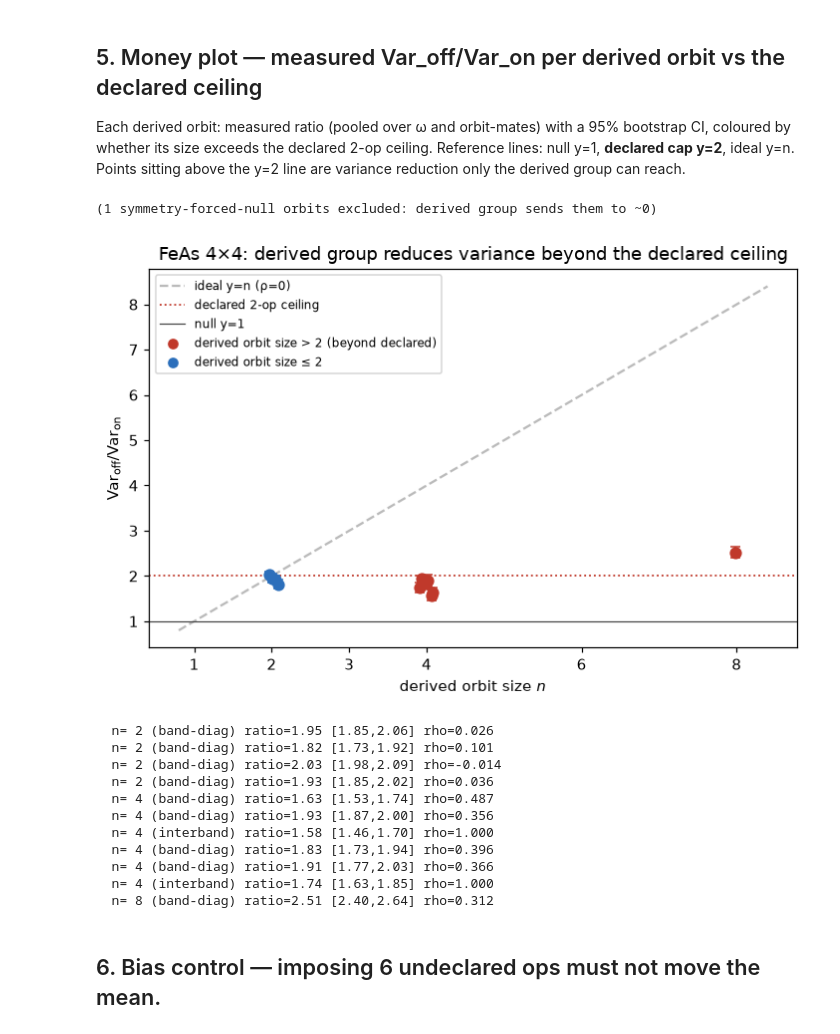
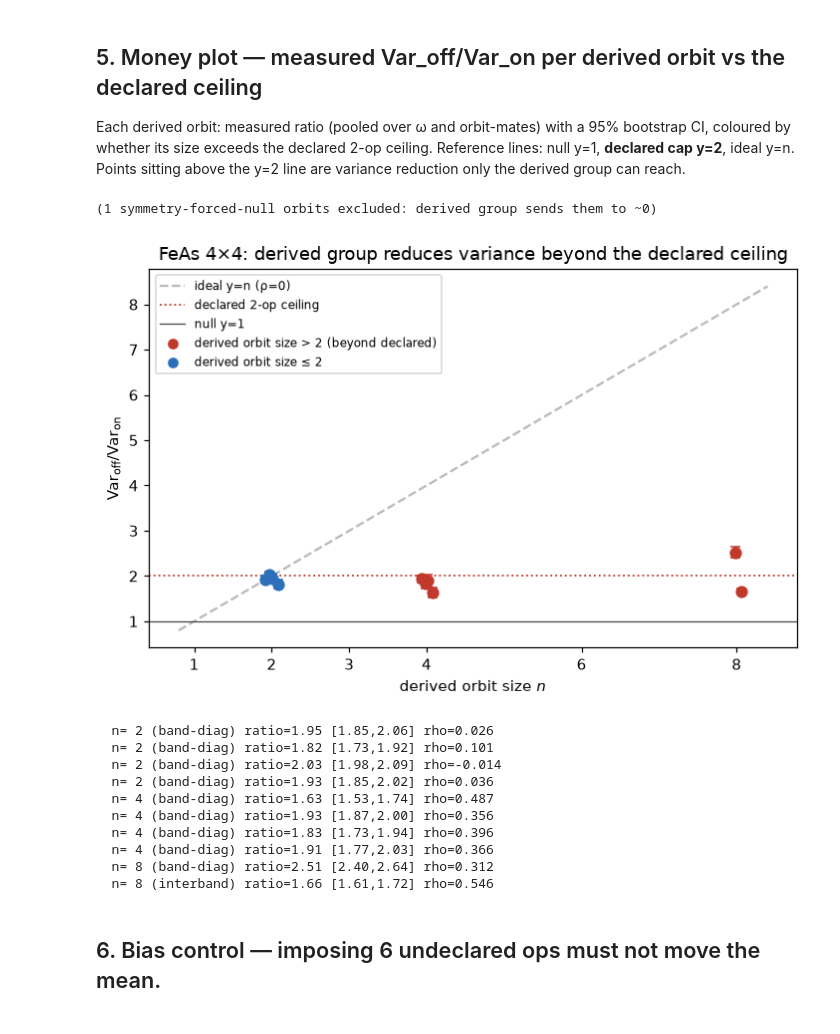
Before and after one commit to tylersax/DCA-variance-analysis, a Jupyter notebook: notebooks/symmetry_variance_demo_feas.ipynb, the cells around one changed output. Drawn from its saved outputs; the diff is of its cells as text; code cells hidden in the pictures.

```diff
--- a/notebooks/symmetry_variance_demo_feas.ipynb
+++ b/notebooks/symmetry_variance_demo_feas.ipynb
@@ -82,5 +86,5 @@ the declaration could ever reach; every derived orbit of size > 2 is beyond it.
 # %%
-der,labels=L.orbits_from_on(Gon)
+der,labels,sgns=L.orbits_from_on(Gon)
 from collections import Counter
 print('DERIVED orbit sizes:', dict(sorted(Counter(len(g) for g in der).items())))
 print('declared cap: 2 ops -> <=2x on any entry\n')
@@ -141,49 +144,48 @@ sig = np.abs(Fon_all[:,:,bd]).mean()
 def is_null(g):
     return np.abs(Fon_all[:,:,g]).mean() < 1e-4*sig
 rows=[]; n_null=0
-for g in der:
+for g,sg in zip(der,sgns):
     if is_null(g):
         n_null+=1; continue
     n=len(g); r=pooled_ratio(g)
     if not np.isfinite(r): n_null+=1; continue
-    lo,hi=boot_ci(g); rho=L.orbit_rho_flat(Goff,g)
+    lo,hi=boot_ci(g); rho=L.orbit_rho_flat(Goff,g,sg)
     interband=all(labels[i][1]!=labels[i][2] for i in g)
     rows.append(dict(n=n,ratio=r,lo=lo,hi=hi,rho=rho,interband=interband))
 print(f'({n_null} symmetry-forced-null orbits excluded: derived group sends them to ~0)')
 
 fig,ax=plt.subplots(figsize=(6.6,4.4))
 jit=(np.random.default_rng(1).random(len(rows))-0.5)*0.18
 for r,j in zip(rows,jit):
     c='#c0392b' if r['n']>2 else '#2c6fbb'
     ax.errorbar([r['n']+j],[r['ratio']],
                 yerr=[[max(0,r['ratio']-r['lo'])],[max(0,r['hi']-r['ratio'])]],
                 fmt='o',ms=7,capsize=3,color=c,zorder=3)
 xx=np.linspace(0.8,8.4,50); ax.plot(xx,xx,'--',color='#bbb',label='ideal y=n (ρ=0)')
 ax.axhline(2,color='#c0392b',lw=1.2,ls=':',label='declared 2-op ceiling')
 ax.axhline(1,color='#444',lw=.8,label='null y=1')
 ax.scatter([],[],marker='o',color='#c0392b',label='derived orbit size > 2 (beyond declared)')
 ax.scatter([],[],marker='o',color='#2c6fbb',label='derived orbit size ≤ 2')
 ax.set_xlabel('derived orbit size $n$'); ax.set_ylabel(r'$\mathrm{Var}_{\rm off}/\mathrm{Var}_{\rm on}$')
 ax.set_title('FeAs 4×4: derived group reduces variance beyond the declared ceiling')
 ax.set_xticks([1,2,3,4,6,8]); ax.legend(fontsize=8,loc='upper left')
 fig.tight_layout(); fig.savefig('../figures/feas4_money_plot.png',dpi=130); plt.show()
 for r in sorted(rows,key=lambda x:x['n']):
     tag='interband' if r['interband'] else 'band-diag'
     print(f"  n={r['n']:>2} ({tag}) ratio={r['ratio']:.2f} [{r['lo']:.2f},{r['hi']:.2f}] rho={r['rho']:.3f}")
 # %% [output]
 (1 symmetry-forced-null orbits excluded: derived group sends them to ~0)
-[figure, old version]
+[figure, new version]
   n= 2 (band-diag) ratio=1.95 [1.85,2.06] rho=0.026
   n= 2 (band-diag) ratio=1.82 [1.73,1.92] rho=0.101
   n= 2 (band-diag) ratio=2.03 [1.98,2.09] rho=-0.014
   n= 2 (band-diag) ratio=1.93 [1.85,2.02] rho=0.036
   n= 4 (band-diag) ratio=1.63 [1.53,1.74] rho=0.487
   n= 4 (band-diag) ratio=1.93 [1.87,2.00] rho=0.356
-  n= 4 (interband) ratio=1.58 [1.46,1.70] rho=1.000
   n= 4 (band-diag) ratio=1.83 [1.73,1.94] rho=0.396
   n= 4 (band-diag) ratio=1.91 [1.77,2.03] rho=0.366
-  n= 4 (interband) ratio=1.74 [1.63,1.85] rho=1.000
   n= 8 (band-diag) ratio=2.51 [2.40,2.64] rho=0.312
+  n= 8 (interband) ratio=1.66 [1.61,1.72] rho=0.546
 # %% [markdown]
 ## 6. Bias control — imposing 6 undeclared ops must not move the mean.
 # %%
```
Also changed, not shown: parts of 3 cells of this notebook, 4 other files.
